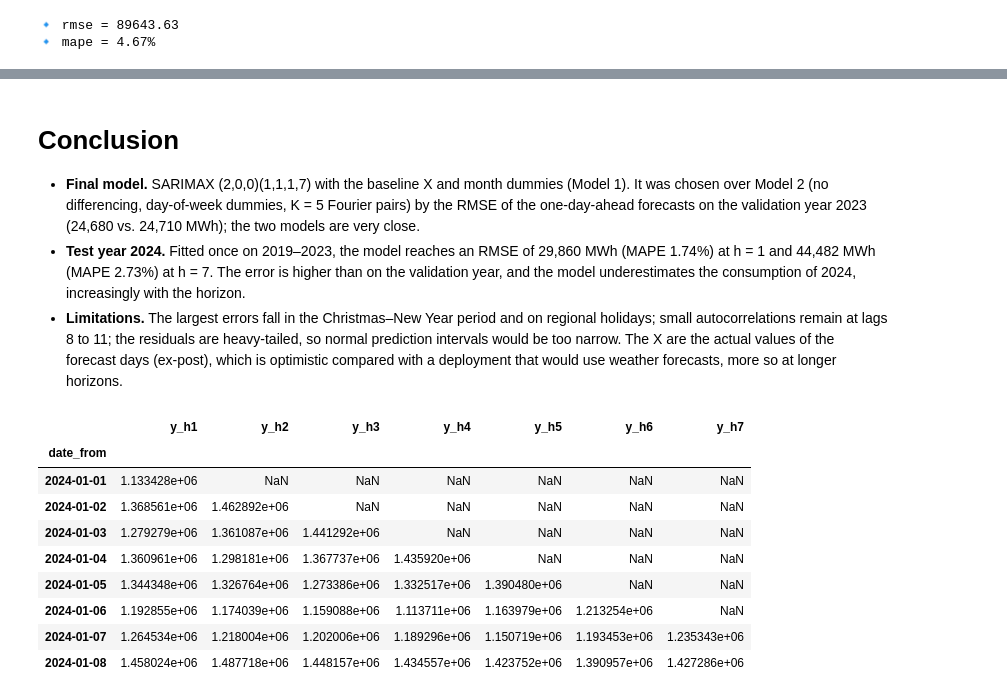
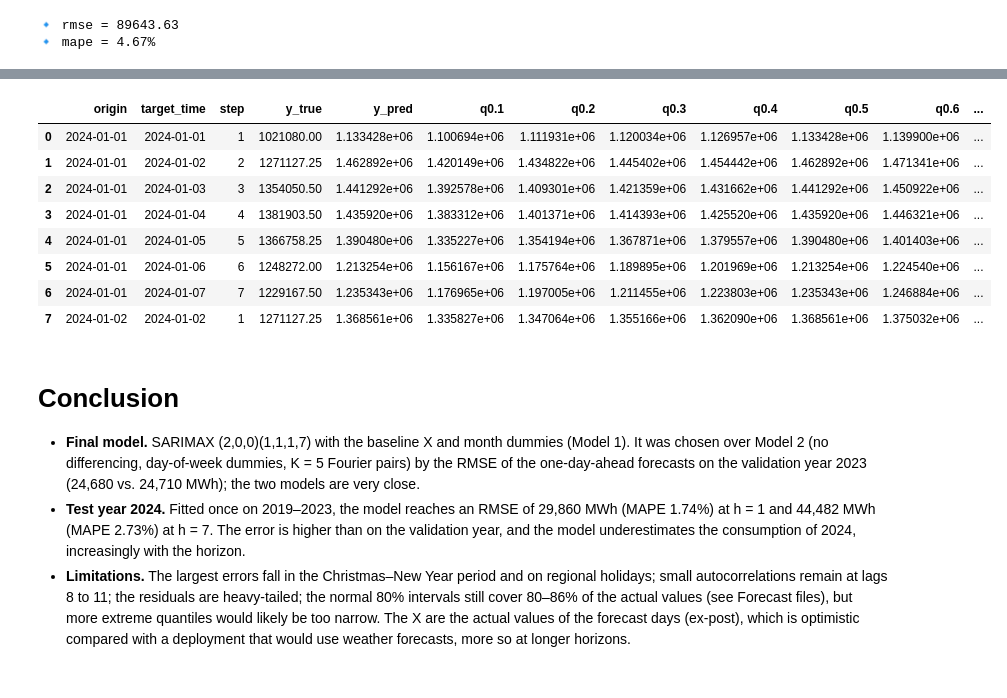
Before and after one commit to Wh4130/Germany-Electricity-Prediction-AI-DevOps, a Jupyter notebook: src/models/sarimax/daily.ipynb, the cells around one changed output, grey strips where cells are left out. Saved outputs shown, nothing was run; the diff lists cells and outputs as text; code cells hidden in the pictures.

```diff
--- a/src/models/sarimax/daily.ipynb
+++ b/src/models/sarimax/daily.ipynb
@@ -1356,24 +1386,23 @@ plt.show()
+# %%
+# * forecasts of the final model in the shared format (MODELS.md): validation 2023 and test 2024, horizons 1 d and 7 d
+for H in (1, 7):
+    forecast_frame(m1_results["SARIMAX_2001117"], y, H).to_csv(Path(M1_RESULTS_DIR) / f"sarimax_daily_{H}d_val.csv", index = False)
+    forecast_frame(test_result, y_all, H).to_csv(Path(TEST_RESULTS_DIR) / f"sarimax_daily_{H}d_test.csv", index = False)
+
+forecast_frame(test_result, y_all, 7).head(8)
+# %% [output]
+|  | origin | target_time | step | y_true | y_pred | q0.1 | q0.2 | q0.3 | q0.4 | q0.5 | q0.6 | ... |
+| 0 | 2024-01-01 | 2024-01-01 | 1 | 1021080.00 | 1.133428e+06 | 1.100694e+06 | 1.111931e+06 | 1.120034e+06 | 1.126957e+06 | 1.133428e+06 | 1.139900e+06 | ... |
+| 1 | 2024-01-01 | 2024-01-02 | 2 | 1271127.25 | 1.462892e+06 | 1.420149e+06 | 1.434822e+06 | 1.445402e+06 | 1.454442e+06 | 1.462892e+06 | 1.471341e+06 | ... |
+| 2 | 2024-01-01 | 2024-01-03 | 3 | 1354050.50 | 1.441292e+06 | 1.392578e+06 | 1.409301e+06 | 1.421359e+06 | 1.431662e+06 | 1.441292e+06 | 1.450922e+06 | ... |
+| 3 | 2024-01-01 | 2024-01-04 | 4 | 1381903.50 | 1.435920e+06 | 1.383312e+06 | 1.401371e+06 | 1.414393e+06 | 1.425520e+06 | 1.435920e+06 | 1.446321e+06 | ... |
+| 4 | 2024-01-01 | 2024-01-05 | 5 | 1366758.25 | 1.390480e+06 | 1.335227e+06 | 1.354194e+06 | 1.367871e+06 | 1.379557e+06 | 1.390480e+06 | 1.401403e+06 | ... |
+| 5 | 2024-01-01 | 2024-01-06 | 6 | 1248272.00 | 1.213254e+06 | 1.156167e+06 | 1.175764e+06 | 1.189895e+06 | 1.201969e+06 | 1.213254e+06 | 1.224540e+06 | ... |
+| 6 | 2024-01-01 | 2024-01-07 | 7 | 1229167.50 | 1.235343e+06 | 1.176965e+06 | 1.197005e+06 | 1.211455e+06 | 1.223803e+06 | 1.235343e+06 | 1.246884e+06 | ... |
+| 7 | 2024-01-02 | 2024-01-02 | 1 | 1271127.25 | 1.368561e+06 | 1.335827e+06 | 1.347064e+06 | 1.355166e+06 | 1.362090e+06 | 1.368561e+06 | 1.375032e+06 | ... |
 # %% [markdown]
 # Conclusion
 
 - **Final model.** SARIMAX (2,0,0)(1,1,1,7) with the baseline X and month dummies (Model 1). It was chosen over Model 2 (no differencing, day-of-week dummies, K = 5 Fourier pairs) by the RMSE of the one-day-ahead forecasts on the validation year 2023 (24,680 vs. 24,710 MWh); the two models are very close.
 - **Test year 2024.** Fitted once on 2019–2023, the model reaches an RMSE of 29,860 MWh (MAPE 1.74%) at h = 1 and 44,482 MWh (MAPE 2.73%) at h = 7. The error is higher than on the validation year, and the model underestimates the consumption of 2024, increasingly with the horizon.
-- **Limitations.** The largest errors fall in the Christmas–New Year period and on regional holidays; small autocorrelations remain at lags 8 to 11; the residuals are heavy-tailed, so normal prediction intervals would be too narrow. The X are the actual values of the forecast days (ex-post), which is optimistic compared with a deployment that would use weather forecasts, more so at longer horizons.
+- **Limitations.** The largest errors fall in the Christmas–New Year period and on regional holidays; small autocorrelations remain at lags 8 to 11; the residuals are heavy-tailed; the normal 80% intervals still cover 80–86% of the actual values (see Forecast files), but more extreme quantiles would likely be too narrow. The X are the actual values of the forecast days (ex-post), which is optimistic compared with a deployment that would use weather forecasts, more so at longer horizons.
-# %%
-# * export the test forecasts for the dashboard: index date_from, one column per horizon (forecast, MWh)
-EXPORT_PATH = Path(TEST_RESULTS_DIR) / "sarimax_daily_test_predictions.csv"
-
-out = test_result["y_hat_h"].rename(columns = lambda c: f"y_{c}").rename_axis("date_from")
-out.to_csv(EXPORT_PATH)
-out.head(8)
-# %% [output]
-|  | y_h1 | y_h2 | y_h3 | y_h4 | y_h5 | y_h6 | y_h7 |
-| date_from |  |  |  |  |  |  |  |
-| 2024-01-01 | 1.133428e+06 | NaN | NaN | NaN | NaN | NaN | NaN |
-| 2024-01-02 | 1.368561e+06 | 1.462892e+06 | NaN | NaN | NaN | NaN | NaN |
-| 2024-01-03 | 1.279279e+06 | 1.361087e+06 | 1.441292e+06 | NaN | NaN | NaN | NaN |
-| 2024-01-04 | 1.360961e+06 | 1.298181e+06 | 1.367737e+06 | 1.435920e+06 | NaN | NaN | NaN |
-| 2024-01-05 | 1.344348e+06 | 1.326764e+06 | 1.273386e+06 | 1.332517e+06 | 1.390480e+06 | NaN | NaN |
-| 2024-01-06 | 1.192855e+06 | 1.174039e+06 | 1.159088e+06 | 1.113711e+06 | 1.163979e+06 | 1.213254e+06 | NaN |
-| 2024-01-07 | 1.264534e+06 | 1.218004e+06 | 1.202006e+06 | 1.189296e+06 | 1.150719e+06 | 1.193453e+06 | 1.235343e+06 |
-| 2024-01-08 | 1.458024e+06 | 1.487718e+06 | 1.448157e+06 | 1.434557e+06 | 1.423752e+06 | 1.390957e+06 | 1.427286e+06 |
```
Also changed, not shown: parts of 19 cells of this notebook, 25 other files.
